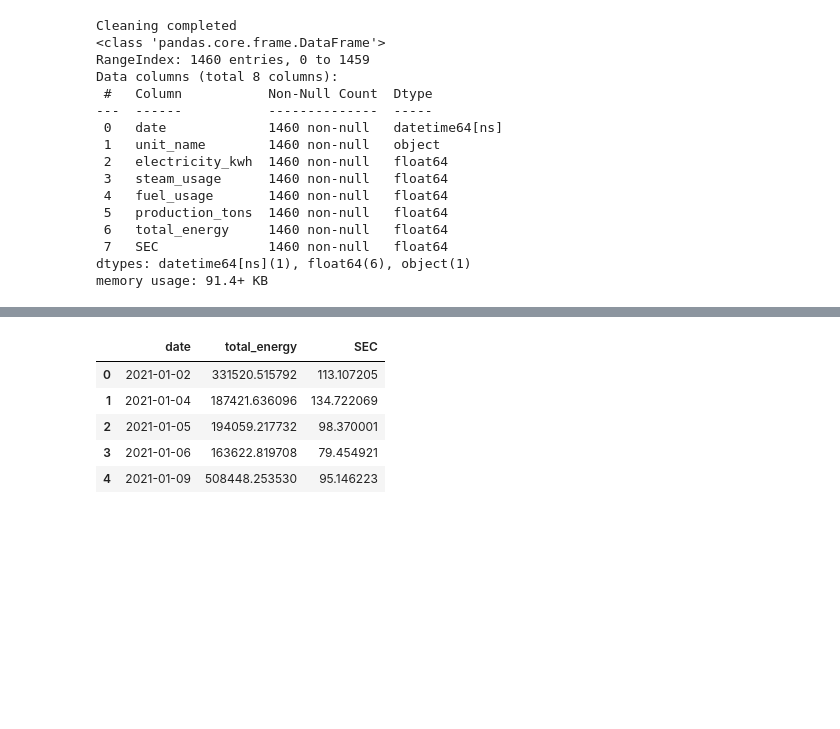
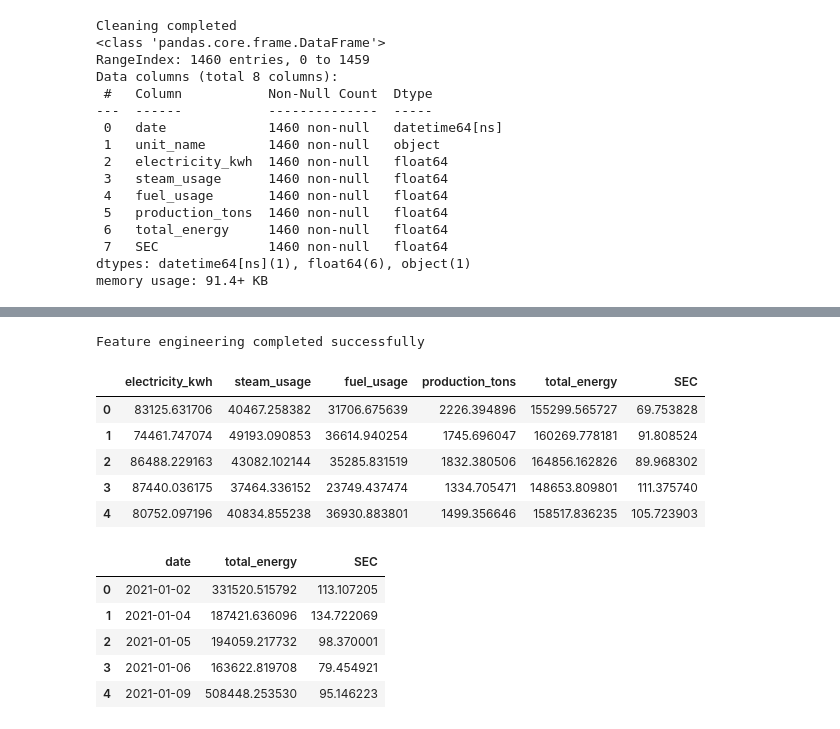
Before and after one commit to Dharamchandpatle/Refinery-AIML, a Jupyter notebook: EnergyConsumptionPredictionModel.ipynb, the cells around one changed output, grey strips where cells are left out. Cells and saved outputs as stored; diff of their text form; code cells hidden in the pictures; blank space fills up the shorter version.

```diff
--- a/EnergyConsumptionPredictionModel.ipynb
+++ b/EnergyConsumptionPredictionModel.ipynb
@@ -126,3 +81,51 @@ df.head()
+# %%
+# =========================
+# ROBUST FEATURE ENGINEERING (ONE CELL)
+# =========================
+
+import pandas as pd
+import numpy as np
+
+# ---- Column auto-mapping ----
+column_map = {
+    "electricity_kwh": ["electricity_kwh", "electricity", "elec_kwh", "power_kwh", "energy_kwh"],
+    "steam_usage": ["steam_usage", "steam", "steam_kwh"],
+    "fuel_usage": ["fuel_usage", "fuel", "fuel_kwh"],
+    "production_tons": ["production_tons", "production", "output_tons"]
+}
+
+for standard_col, possible_cols in column_map.items():
+    for col in possible_cols:
+        if col in df.columns:
+            df[standard_col] = df[col]
+            break
+
+# ---- Final validation ----
+required_cols = ["electricity_kwh", "steam_usage", "fuel_usage", "production_tons"]
+missing = [c for c in required_cols if c not in df.columns]
+
+if missing:
+    raise ValueError(f"Missing required columns: {missing}")
+
+# ---- Feature Engineering ----
+df["total_energy"] = (
+    df["electricity_kwh"] +
+    df["steam_usage"] +
+    df["fuel_usage"]
+)
+
+df["SEC"] = df["total_energy"] / df["production_tons"]
+
+print("Feature engineering completed successfully")
+df[required_cols + ["total_energy", "SEC"]].head()
+# %% [output]
+Feature engineering completed successfully
+|  | electricity_kwh | steam_usage | fuel_usage | production_tons | total_energy | SEC |
+| 0 | 83125.631706 | 40467.258382 | 31706.675639 | 2226.394896 | 155299.565727 | 69.753828 |
+| 1 | 74461.747074 | 49193.090853 | 36614.940254 | 1745.696047 | 160269.778181 | 91.808524 |
+| 2 | 86488.229163 | 43082.102144 | 35285.831519 | 1832.380506 | 164856.162826 | 89.968302 |
+| 3 | 87440.036175 | 37464.336152 | 23749.437474 | 1334.705471 | 148653.809801 | 111.375740 |
+| 4 | 80752.097196 | 40834.855238 | 36930.883801 | 1499.356646 | 158517.836235 | 105.723903 |
 # %%
 # AGGREGATE DATA (TIME-SERIES FORMAT)
 # Daily aggregation (best for refinery planning)
```
Also changed, not shown: parts of 12 cells of this notebook.
